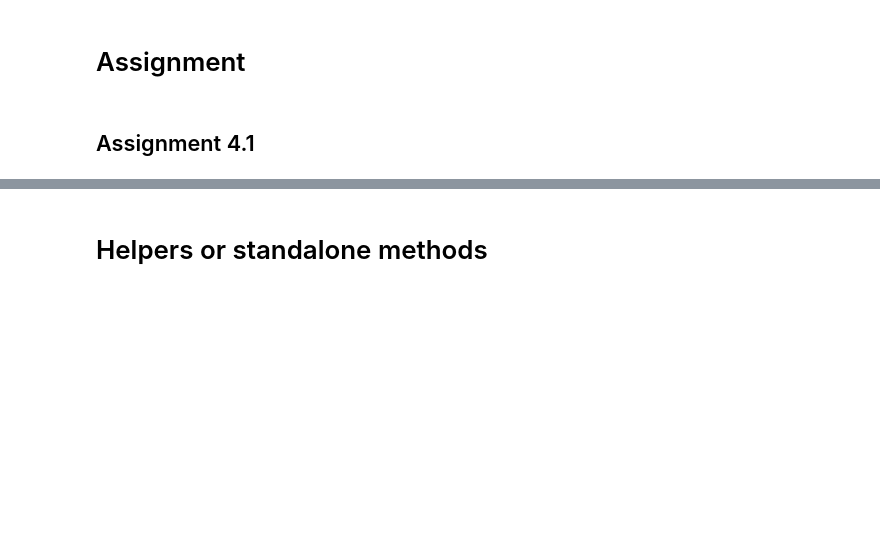
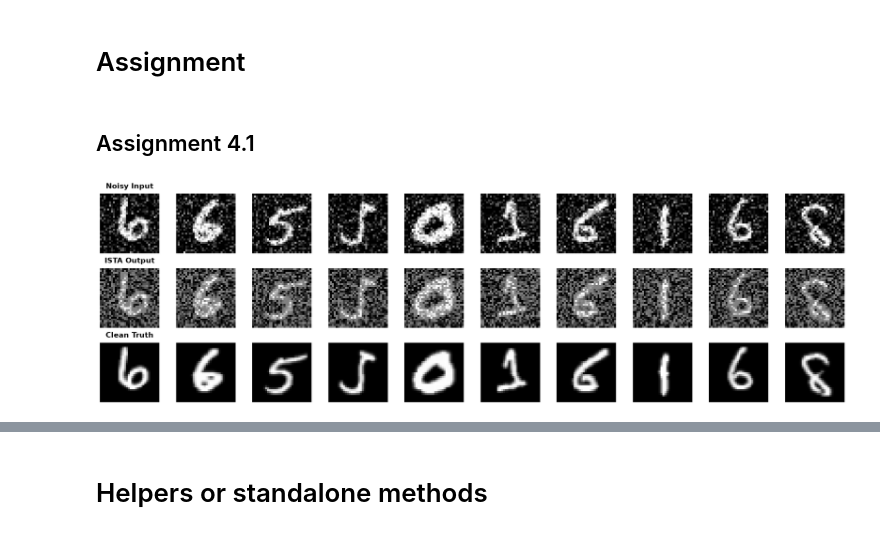
Before and after one commit to Christian-Stefan/ISTA-and-LISTA-, a Jupyter notebook: assignment4_4.1.ipynb, the cells around one changed output, grey strips where cells are left out. Drawn from its saved outputs; the diff is of its cells as text; code cells hidden in the pictures; blank space fills up the shorter version.

```diff
--- a/assignment4_4.1.ipynb
+++ b/assignment4_4.1.ipynb
@@ -12,3 +12,103 @@ from imports import *
 train, valid, test = create_dataloaders(batch_size=64, data_loc='\DataLoc')
 examples = enumerate(train)
 _, (x_clean_example, x_noisy_example, labels_example) = next(examples)
+# %%
+# 1. Perform ISTA
+#TODO Make this perform denoising task as well
+ista_reconstructions = ista(miu=5, shrink=0.1, no_iterations=1, y=x_noisy_example)
+
+# 2. Define image-holders variables;
+noisy_np = x_noisy_example.squeeze()
+recon_np = ista_reconstructions.squeeze()
+clean_np = x_clean_example.squeeze()
+
+# Under the suboptimal suit of hyperparameters (that includes both miu/step size and shrinkage/threshold)
+# increasing the number of iterations will do nothing else but to hinder and make the convergence divert even more from
+# the optimal course. The contrary is applicable. Under the optimal pair of hyperparameters, the number of iterations will not change the quality of the solution
+# as the convergence was guaranted from the very beginning.
+# Based on heuristic experimentation, I discovered that the convergence is mostly influenced by the shrinkage value, which should be lowered until
+# the point the thresholding interval is encapsulated by the measurement matrix interval (e.g., maximum and minimium pixel values fall outside of the thresholding
+# limits). Once the optimal shrinking limit was identified corrupting the quality of the solution can be done by adopting a very exagerated value for miu (~ the step-size),
+# that is large enough to create a significant departure from the found solution. Not only this effect gets amplified as the miu value grows larger but also
+# worsen with increasing the number of iterations that make for an erornous extended walk (e.g., more steps)
+
+# Assuming x_noisy_example and x_clean_example are already loaded from your dataset
+#TODO Document the behavior of the ista based on the parameters;
+
+
+# Pull tensors back to CPU and convert to numpy for Matplotlib
+#TODO Document the function again based on your commentaries
+#TODO Dismantled extraneous code commands (e.g., squezee())
+
+# 3. Displaying required results
+fig, axes = PLT.subplots(nrows=3, ncols=10, figsize=(20, 6))
+for i in range(10):
+    # ROW 1: Noisy Measurement (y)
+    axes[0, i].imshow(noisy_np[i], cmap='gray', vmin=-1, vmax=1)
+    axes[0, i].axis('off')
+    if i == 0: axes[0, i].set_title("Noisy Input", fontsize=14, fontweight='bold', pad=10)
+
+    # ROW 2: ISTA Reconstruction (x_K)
+    axes[1, i].imshow(recon_np[i], cmap='gray', vmin=-1, vmax=1)
+    axes[1, i].axis('off')
+    if i == 0: axes[1, i].set_title("ISTA Output", fontsize=14, fontweight='bold', pad=10)
+
+    # ROW 3: Ground Truth Target (x)
+    axes[2, i].imshow(clean_np[i], cmap='gray', vmin=-1, vmax=1)
+    axes[2, i].axis('off')
+    if i == 0: axes[2, i].set_title("Clean Truth", fontsize=14, fontweight='bold', pad=10)
+
+PLT.tight_layout()
+PLT.show()
+
+# 4. Defining the experiment-setting variable holders and
+# ...displaying experimental results
+miu:list = [17, 10, 5, 0.99]
+no_iterations:list = [99, 50, 15, 1]
+shrink:list = [3, 1.7, 1, 0.1]
+
+# 4.1 Setup a clean grid: 1 Row for Noisy, 4 Rows for Experiments, 1 Row for Clean Truth = 6 Rows total
+fig, axes = PLT.subplots(nrows=6, ncols=10, figsize=(22, 14))
+for i in range(10):
+    # ROW 0: Noisy Measurement (y)
+    axes[0, i].imshow(noisy_np[i], cmap='gray', vmin=-1, vmax=1)
+    axes[0, i].axis('off')
+    if i == 0:
+        axes[0, i].set_title("Noisy Input", fontsize=12, fontweight='bold', pad=10)
+
+    # ROW 5: Ground Truth Target (x)
+    axes[5, i].imshow(clean_np[i], cmap='gray', vmin=-1, vmax=1)
+    axes[5, i].axis('off')
+    if i == 0:
+        axes[5, i].set_title("Clean Truth", fontsize=12, fontweight='bold', pad=10)
+
+for experiments in range(4):
+    # FIXED: accurately passed shrink=shrink[experiments] instead of duplicating miu
+    ista_reconstructions = ista(
+        miu=miu[experiments],
+        shrink=shrink[experiments],
+        no_iterations=no_iterations[experiments],
+        y=x_noisy_example
+    )
+
+    # Safely detach and squeeze if dealing with PyTorch tensors
+    recon_np = ista_reconstructions.detach().cpu().numpy().squeeze() if hasattr(ista_reconstructions, 'detach') else ista_reconstructions.squeeze()
+
+    # Calculate active row (Rows 1, 2, 3, and 4 are reserved for the 4 experiments)
+    current_row = experiments + 1
+
+    for i in range(10):
+        axes[current_row, i].imshow(recon_np[i], cmap='gray', vmin=-1, vmax=1)
+        axes[current_row, i].axis('off')
+
+        if i == 0:
+            title_text = f"ISTA (μ={miu[experiments]}, it={no_iterations[experiments]}, s={shrink[experiments]})"
+            axes[current_row, i].set_title(title_text, fontsize=12, fontweight='bold', pad=10)
+
+PLT.tight_layout()
+PLT.show()
+
+# Informative print;
+print("Regular value range of the images is max:{} and min:{}".format(x_clean_example.max(), x_clean_example.min()))
+# %% [output]
+[figure, new version]
```
Also changed, not shown: parts of 6 cells of this notebook.
